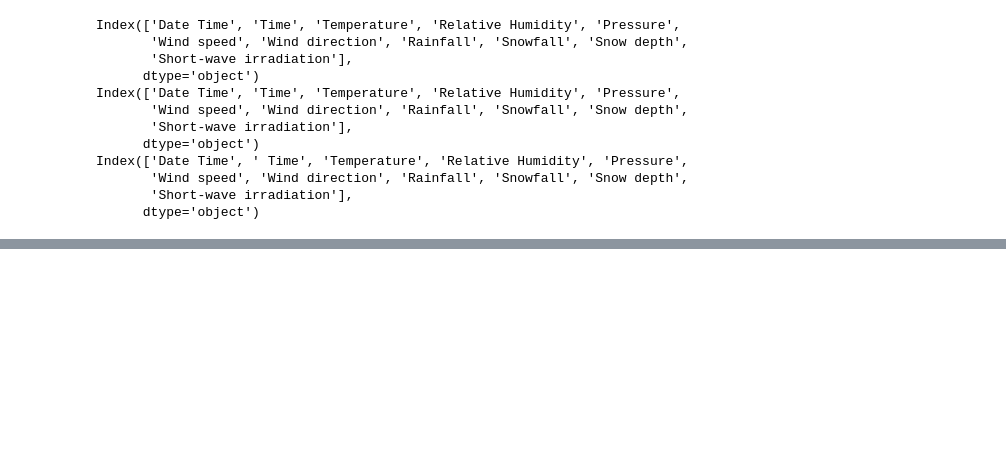
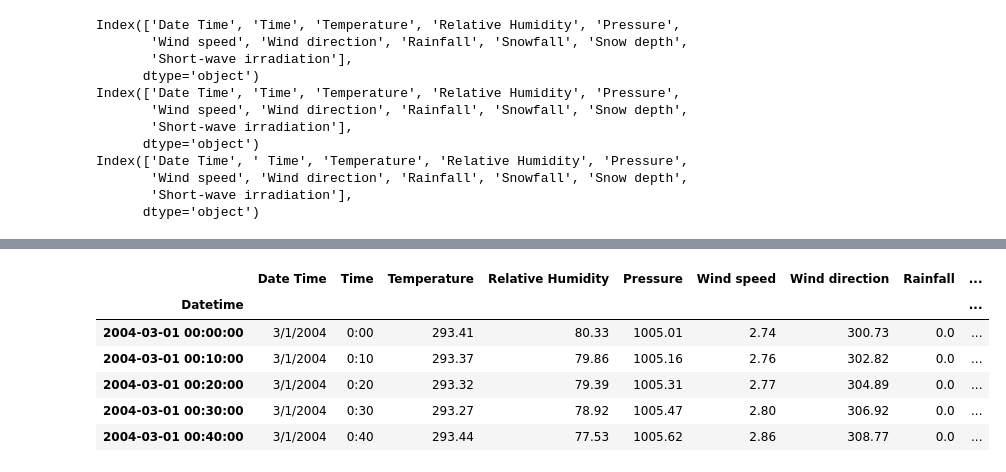
Before and after one commit to jayanth-talasri/Solar-irradiance-forecasting-using-deep-Learning-model-LSTM-, a Jupyter notebook: solar_forecasting.ipynb, the cells around one changed output, grey strips where cells are left out. Saved outputs shown, nothing was run; the diff lists cells and outputs as text; code cells hidden in the pictures; blank space fills up the shorter version.

Commit message:
Completed summer dataset preprocessing

```diff
--- a/solar_forecasting.ipynb
+++ b/solar_forecasting.ipynb
@@ -34,3 +34,7 @@ Index(['Date Time', ' Time', 'Temperature', 'Relative Humidity', 'Pressure',
        'Wind speed', 'Wind direction', 'Rainfall', 'Snowfall', 'Snow depth',
        'Short-wave irradiation'],
       dtype='object')
+# %%
+summer.columns = summer.columns.str.strip()
+
+print(summer.columns)
@@ -36,0 +83,6 @@ Index(['Date Time', ' Time', 'Temperature', 'Relative Humidity', 'Pressure',
+# %%
+summer["Datetime"] = pd.to_datetime(
+    summer["Date Time"].astype(str) + " " + summer["Time"].astype(str)
+)
+
+print(summer[["Date Time", "Time", "Datetime"]].head())
@@ -36,0 +96,4 @@ Index(['Date Time', ' Time', 'Temperature', 'Relative Humidity', 'Pressure',
+# %%
+summer = summer.sort_values("Datetime")
+
+summer.head()
@@ -36,0 +107,12 @@ Index(['Date Time', ' Time', 'Temperature', 'Relative Humidity', 'Pressure',
+# %%
+summer.set_index("Datetime", inplace=True)
+
+summer.head()
+# %% [output]
+|  | Date Time | Time | Temperature | Relative Humidity | Pressure | Wind speed | Wind direction | Rainfall | ... |
+| Datetime |  |  |  |  |  |  |  |  | ... |
+| 2004-03-01 00:00:00 | 3/1/2004 | 0:00 | 293.41 | 80.33 | 1005.01 | 2.74 | 300.73 | 0.0 | ... |
+| 2004-03-01 00:10:00 | 3/1/2004 | 0:10 | 293.37 | 79.86 | 1005.16 | 2.76 | 302.82 | 0.0 | ... |
+| 2004-03-01 00:20:00 | 3/1/2004 | 0:20 | 293.32 | 79.39 | 1005.31 | 2.77 | 304.89 | 0.0 | ... |
+| 2004-03-01 00:30:00 | 3/1/2004 | 0:30 | 293.27 | 78.92 | 1005.47 | 2.80 | 306.92 | 0.0 | ... |
+| 2004-03-01 00:40:00 | 3/1/2004 | 0:40 | 293.44 | 77.53 | 1005.62 | 2.86 | 308.77 | 0.0 | ... |
```
Also changed, not shown: parts of 6 cells of this notebook.
